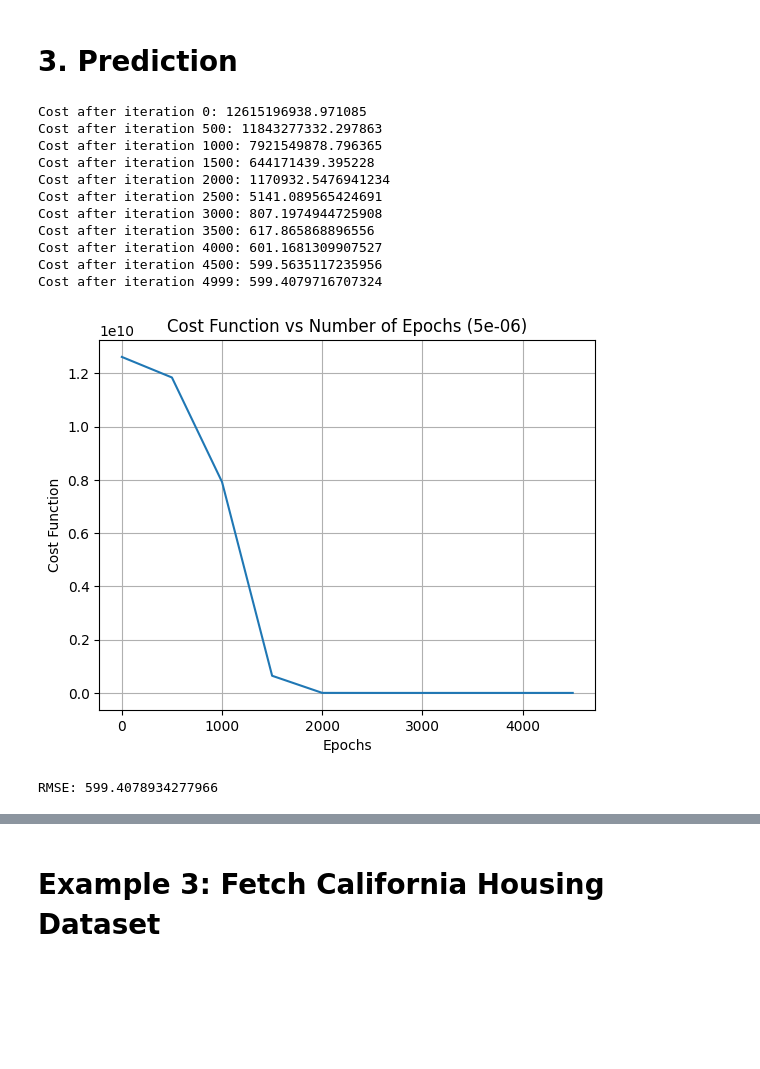
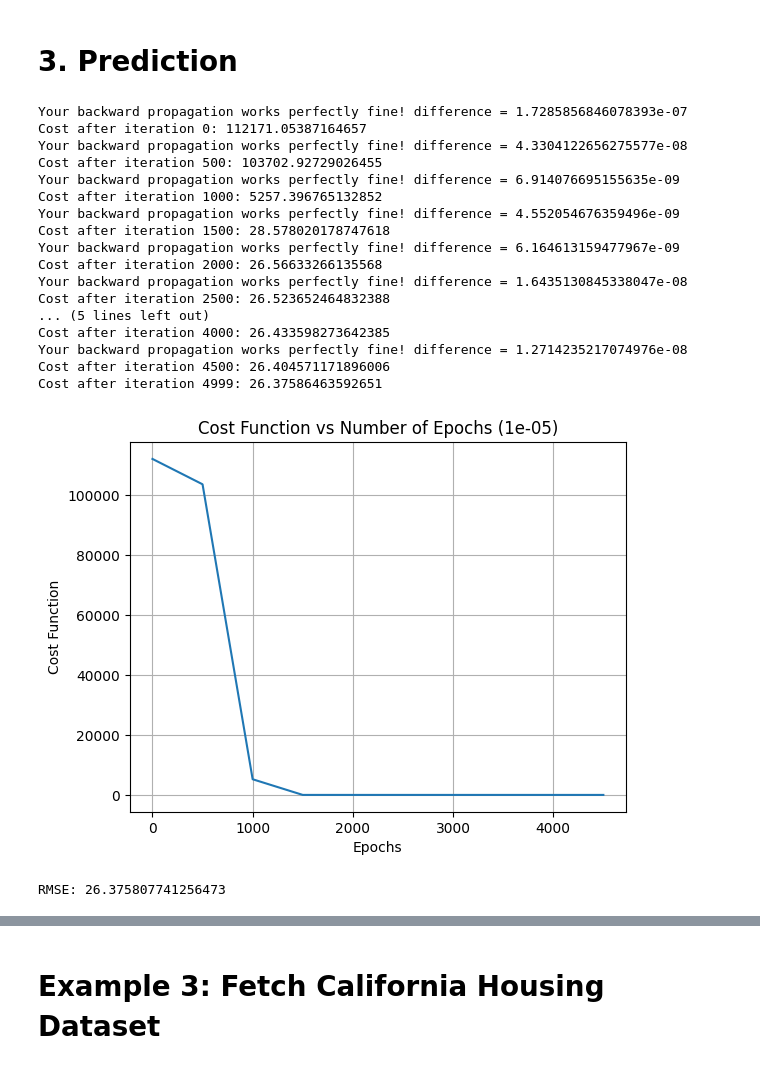
Before and after one commit to NickOLeeney/neural-network-from-scratch, a Jupyter notebook: examples/regression.ipynb, the cells around one changed output, grey strips where cells are left out. Cells and saved outputs as stored; diff of their text form; code cells hidden in the pictures; blank space fills up the shorter version.

```diff
--- a/examples/regression.ipynb
+++ b/examples/regression.ipynb
@@ -139,26 +140,32 @@ for col in train_x.columns:
 # %% [markdown]
 # 3. Prediction
 # %%
-model = NeuralNetworkFromScratch(layers_dims=[train_x.shape[1],2, 1], task='regression', learning_rate=5e-6, n_epochs=5000, print_cost=True, lambd=None)
+model = NeuralNetworkFromScratch(layers_dims=[train_x.shape[1],2, 1], task='regression', learning_rate=1e-5, n_epochs=5000, print_cost=True, lambd=None)
 # %%
-parameters, costs = model.fit(train_x, train_y, print_every=500, plot_cost_function=True)
+parameters, costs = model.fit(train_x, train_y, print_every=500, plot_cost_function=True, debug=500)
 # %% [output]
-Cost after iteration 0: 12615196938.971085
-Cost after iteration 500: 11843277332.297863
-Cost after iteration 1000: 7921549878.796365
-Cost after iteration 1500: 644171439.395228
-Cost after iteration 2000: 1170932.5476941234
-Cost after iteration 2500: 5141.089565424691
-Cost after iteration 3000: 807.1974944725908
-Cost after iteration 3500: 617.865868896556
-Cost after iteration 4000: 601.1681309907527
-Cost after iteration 4500: 599.5635117235956
-Cost after iteration 4999: 599.4079716707324
+Your backward propagation works perfectly fine! difference = 1.7285856846078393e-07
+Cost after iteration 0: 112171.05387164657
+Your backward propagation works perfectly fine! difference = 4.3304122656275577e-08
+Cost after iteration 500: 103702.92729026455
+Your backward propagation works perfectly fine! difference = 6.914076695155635e-09
+Cost after iteration 1000: 5257.396765132852
+Your backward propagation works perfectly fine! difference = 4.552054676359496e-09
+Cost after iteration 1500: 28.578020178747618
+Your backward propagation works perfectly fine! difference = 6.164613159477967e-09
+Cost after iteration 2000: 26.56633266135568
+Your backward propagation works perfectly fine! difference = 1.6435130845338047e-08
+Cost after iteration 2500: 26.523652464832388
+... (5 lines left out)
+Cost after iteration 4000: 26.433598273642385
+Your backward propagation works perfectly fine! difference = 1.2714235217074976e-08
+Cost after iteration 4500: 26.404571171896006
+Cost after iteration 4999: 26.37586463592651
-[figure, old version]
+[figure, new version]
 # %%
 pred_train = model.predict(train_x, train_y)
 # %% [output]
-RMSE: 599.4078934277966
+RMSE: 26.375807741256473
 # %%
 plt.figure(figsize=(10,6))
 plt.plot(np.linspace(0,len(train_y),len(train_y)), train_y, '.', label='actual')
```
Also changed, not shown: parts of 15 cells of this notebook.
